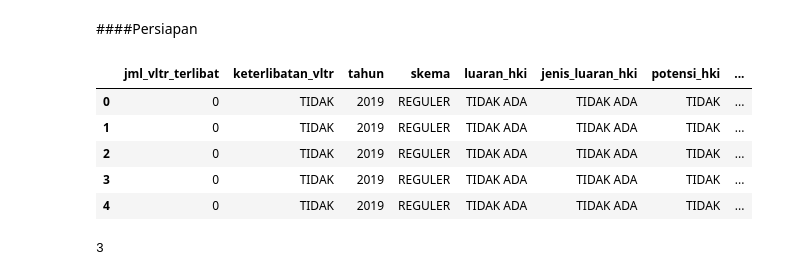
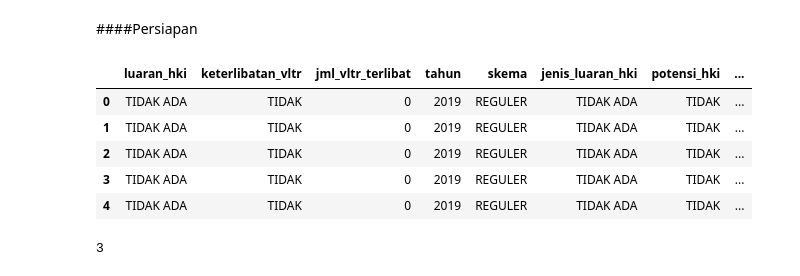
Before and after one commit to dhikaainul/Machine_Learning_Quiz_2, a Jupyter notebook: ML_Quiz2.ipynb, the cells around one changed output. Cells and saved outputs as stored; diff of their text form; code cells hidden in the pictures.

```diff
--- a/ML_Quiz2.ipynb
+++ b/ML_Quiz2.ipynb
@@ -30,15 +30,15 @@ from sklearn.metrics import accuracy_score, classification_report
 from sklearn import tree
 # %%
 # baca data
-df = pd.read_csv('dataset_quiz_2.csv')
+df = pd.read_csv('dataset_quiz.csv')
 df.head()
 # %% [output]
-|  | jml_vltr_terlibat | keterlibatan_vltr | tahun | skema | luaran_hki | jenis_luaran_hki | potensi_hki | ... |
-| 0 | 0 | TIDAK | 2019 | REGULER | TIDAK ADA | TIDAK ADA | TIDAK | ... |
-| 1 | 0 | TIDAK | 2019 | REGULER | TIDAK ADA | TIDAK ADA | TIDAK | ... |
-| 2 | 0 | TIDAK | 2019 | REGULER | TIDAK ADA | TIDAK ADA | TIDAK | ... |
-| 3 | 0 | TIDAK | 2019 | REGULER | TIDAK ADA | TIDAK ADA | TIDAK | ... |
-| 4 | 0 | TIDAK | 2019 | REGULER | TIDAK ADA | TIDAK ADA | TIDAK | ... |
+|  | luaran_hki | keterlibatan_vltr | jml_vltr_terlibat | tahun | skema | jenis_luaran_hki | potensi_hki | ... |
+| 0 | TIDAK ADA | TIDAK | 0 | 2019 | REGULER | TIDAK ADA | TIDAK | ... |
+| 1 | TIDAK ADA | TIDAK | 0 | 2019 | REGULER | TIDAK ADA | TIDAK | ... |
+| 2 | TIDAK ADA | TIDAK | 0 | 2019 | REGULER | TIDAK ADA | TIDAK | ... |
+| 3 | TIDAK ADA | TIDAK | 0 | 2019 | REGULER | TIDAK ADA | TIDAK | ... |
+| 4 | TIDAK ADA | TIDAK | 0 | 2019 | REGULER | TIDAK ADA | TIDAK | ... |
 # %%
 df[df['skema'] == 'KEMITRAAN']['skema'].count()
 # %% [output]
```
Also changed, not shown: parts of 6 cells of this notebook.
